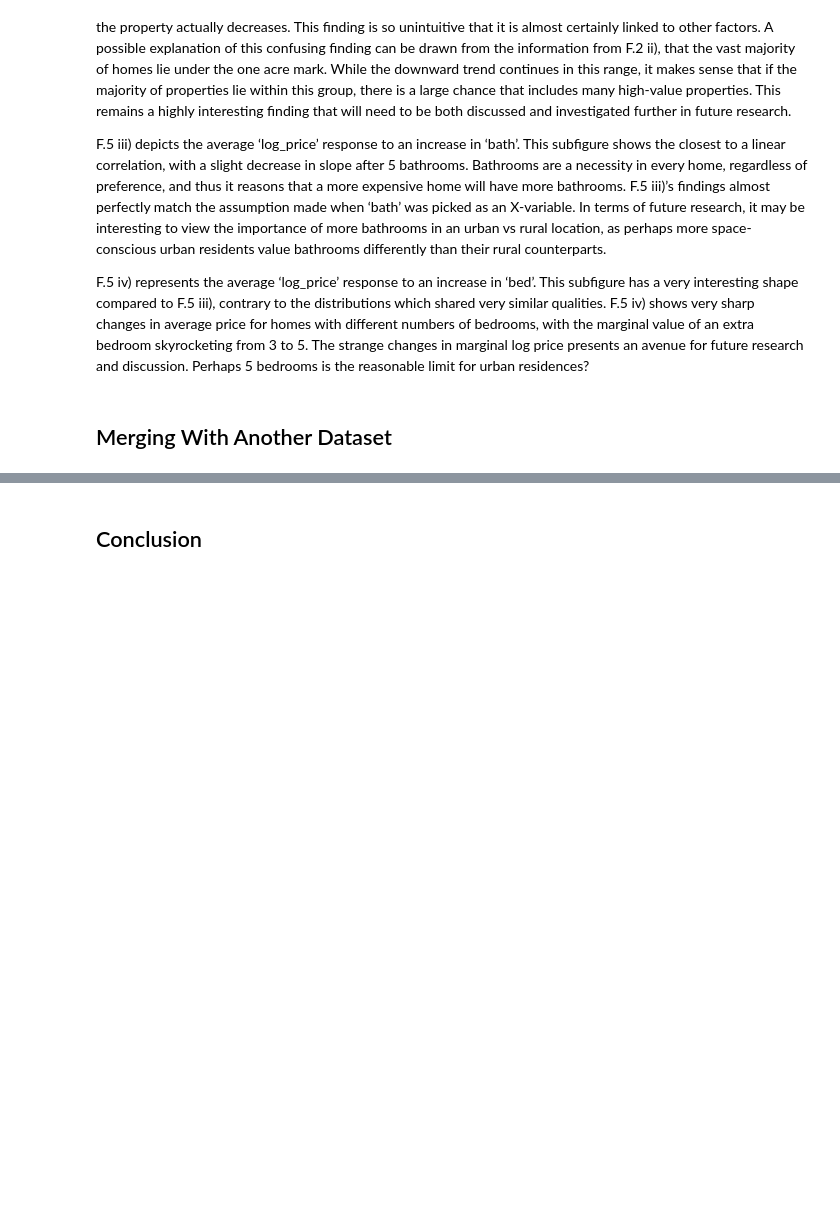
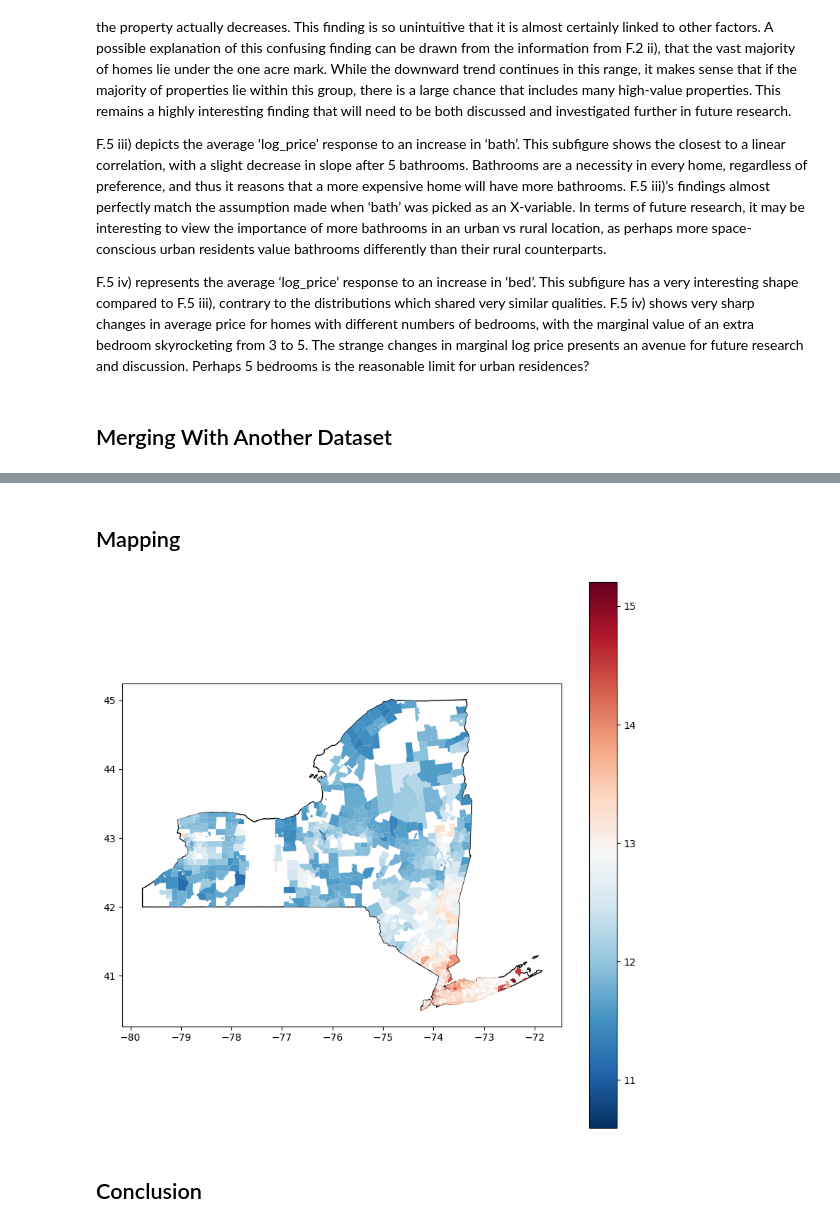
Before and after one commit to ECO225-W2024/project-one-code-S-O-Ahn, a Jupyter notebook: Project 1.ipynb, the cells around one changed output, grey strips where cells are left out. Cells and saved outputs as stored; diff of their text form; code cells hidden in the pictures; blank space fills up the shorter version.

Commit message:
started mapping, created rough draft

```diff
--- a/Project 1.ipynb
+++ b/Project 1.ipynb
@@ -338,0 +300,24 @@ df.head()
+# %%
+walkability = pd.read_csv("EPA_SmartLocationDatabase_V3_Jan_2021_Final.csv")
+converter = pd.read_csv("ZIP_TRACT_122023.csv")
+
+# Adjust city names for merging
+df['city'] = df['city'].str.upper()
+converter['USPS_ZIP_PREF_CITY'] = converter['USPS_ZIP_PREF_CITY'].str.upper()
+
+# Rename columns in the converter to match those in df for a consistent merge
+converter.rename(columns={'USPS_ZIP_PREF_CITY': 'city', 'ZIP': 'zip_code'}, inplace=True)
+
+# Merge the DataFrames on 'city' and 'zip_code'
+merged_df = pd.merge(df, converter[['city', 'zip_code', 'TRACT']], on=['city', 'zip_code'], how='left')
+merged_df['TRACT'] = merged_df['TRACT'].astype('Int64').astype(str)
+
+#Prepare the walkability DataFrame by creating a FIPS code
+walkability['TRACT'] = walkability['STATEFP'].astype(str).str.zfill(2) + walkability['COUNTYFP'].astype(str).str.zfill(3) + walkability['TRACTCE'].astype(str).str.zfill(6)
+walkability['TRACT'] = walkability['TRACT'].astype('Int64').astype(str)
+
+#Merge the new df with the walkability score based on TRACT
+final_df = pd.merge(merged_df, walkability[['TRACT', 'NatWalkInd']], on='TRACT', how='left')
+
+#Display the first few rows of the final DataFrame
+final_df.head()
@@ -339,3 +331,25 @@ df.head()
+# %% [markdown]
+## Mapping
+# %%
+state_df = gpd.read_file("http://www2.census.gov/geo/tiger/GENZ2016/shp/cb_2016_us_state_5m.zip")
+
+tract_df = gpd.read_file("http://www2.census.gov/geo/tiger/TIGER2019/TRACT/tl_2019_36_tract.zip")
+
+tract_df['TRACT'] = tract_df['STATEFP'].astype(str).str.zfill(2) + tract_df['COUNTYFP'].astype(str).str.zfill(3) + tract_df['TRACTCE'].astype(str).str.zfill(6)
+tract_df['TRACT'] = tract_df['TRACT'].astype('Int64').astype(str)
+
+tract_price_averages = final_df.groupby('TRACT')['log_price'].mean().reset_index()
+
+merged_df_3 = pd.merge(tract_df, tract_price_averages, on='TRACT', how='left')
+
+fig, gax = plt.subplots(figsize=(10, 10))
+
+state_df[state_df["NAME"] == "New York"].plot(ax=gax, color="white", edgecolor="black")
+merged_df_3.plot(ax=gax, column='log_price', legend=True, cmap='RdBu_r', vmin=merged_df_3['log_price'].min(), vmax=merged_df_3['log_price'].max())
+
+plt.show()
+# %% [output]
+[figure, added]
 # %% [markdown]
 ## Conclusion
 # %% [markdown]
```
Also changed, not shown: parts of 3 cells of this notebook.
